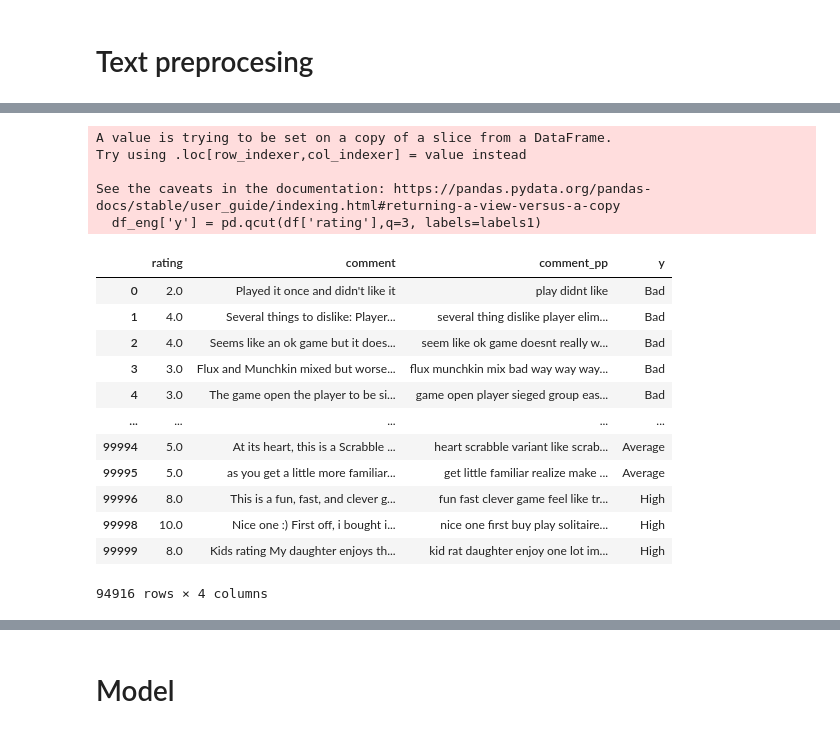
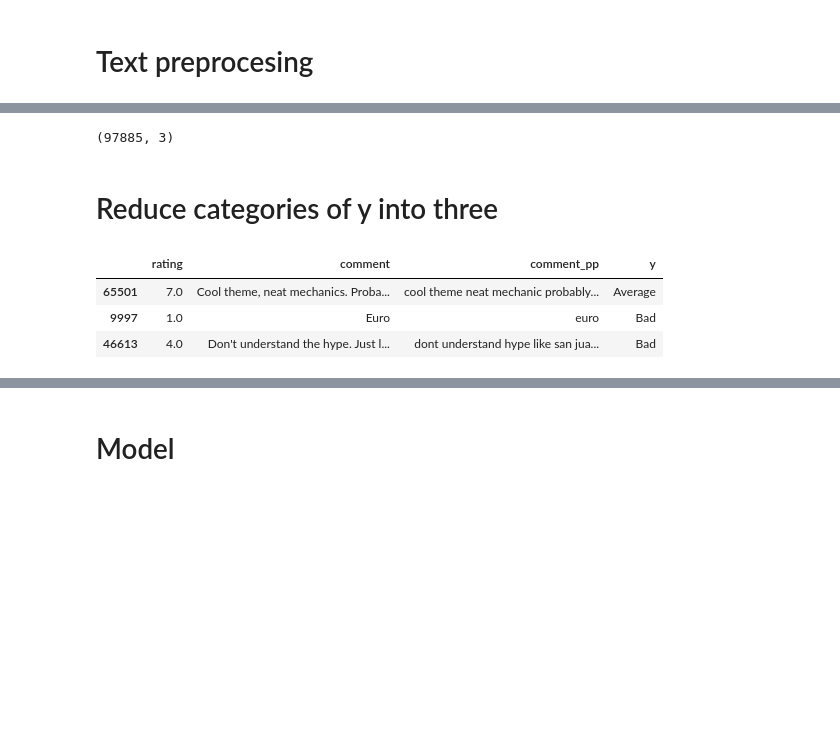
Before and after one commit to yiwen-h/bgg_reviews, a Jupyter notebook: notebooks/Bgg_JT.ipynb, the cells around one changed output, grey strips where cells are left out. Drawn from its saved outputs; the diff is of its cells as text; code cells hidden in the pictures; blank space fills up the shorter version.

```diff
--- a/notebooks/Bgg_JT.ipynb
+++ b/notebooks/Bgg_JT.ipynb
@@ -87,32 +118,26 @@ Name: rating, dtype: int64
 # %% [markdown]
 # Text preprocesing
-# %%
-# remove chars
-
-def remove_punctuations(text):
-    for punctuation in string.punctuation:
-        text = text.replace(punctuation, '')
-    return text
-
-# Apply to the DF series
-df['comment_pp'] = df['comment'].apply(remove_punctuations)
 # %%
+# function to process text
 stop_words = set(stopwords.words("english"))
 lemmatizer = WordNetLemmatizer()
 
 def clean_text(text):
-    text = text.lower()
-    text = text.rstrip()
-    text = text.lstrip()
-    text = [lemmatizer.lemmatize(token) for token in text.split(" ")]
+    text = text.lower() # change to lower case
+    text = text.rstrip() # remove right white space
+    text = text.lstrip() # remove left white space
+    text = text.translate(str.maketrans('', '', string.punctuation)) # remove puncutation
+    text = text.translate(str.maketrans('', '', digits)) # remove numbers
+    text = (text.encode('ascii', errors='ignore')).decode() # remove non english characters
+    text = [lemmatizer.lemmatize(token) for token in text.split(" ")] # split sentence into tokens and lemmatize
     lemmatized = [lemmatizer.lemmatize(word, pos = 'n') for word in text] # Lemmatize
     lemmatized = [lemmatizer.lemmatize(word, pos = 'v') for word in lemmatized] # Lemmatize
     lemmatized = [lemmatizer.lemmatize(word, pos = 'a') for word in lemmatized] # Lemmatize
     lemmatized = [lemmatizer.lemmatize(word, pos = 'r') for word in lemmatized] # Lemmatize
-    words_only = [word for word in lemmatized if word.isalpha()]
-    text = [word for word in words_only if not word in stop_words]
-    text = " ".join(text)
+    words_only = [word for word in lemmatized if word.isalpha()] # remove non alpha chars, incl. punctuation
+    text = [word for word in words_only if not word in stop_words] # remove stop words
+    text = " ".join(text) # join words back into a sentence
     return text
 # %%
-df['comment_pp'] = df['comment_pp'].apply(lambda x: clean_text(x))
+df['comment_pp'] = df['comment'].apply(lambda x: clean_text(x))
 # %%
@@ -160,26 +150,17 @@ df_eng
+# %%
+df.shape
+# %% [output]
+(97885, 3)
+# %% [markdown]
+# Reduce categories of y into three
 # %%
 labels1 = ['Bad','Average','High']
-df_eng['y'] = pd.qcut(df['rating'],q=3, labels=labels1)
+df['y'] = pd.qcut(df['rating'],q=3, labels=labels1)
-# %% [output]
-A value is trying to be set on a copy of a slice from a DataFrame.
-Try using .loc[row_indexer,col_indexer] = value instead
-
-See the caveats in the documentation: https://pandas.pydata.org/pandas-docs/stable/user_guide/indexing.html#returning-a-view-versus-a-copy
-  df_eng['y'] = pd.qcut(df['rating'],q=3, labels=labels1)
 # %%
-df_eng
+df.sample(3)
 # %% [output]
 |  | rating | comment | comment_pp | y |
-| 0 | 2.0 | Played it once and didn't like it | play didnt like | Bad |
-| 1 | 4.0 | Several things to dislike: Player... | several thing dislike player elim... | Bad |
-| 2 | 4.0 | Seems like an ok game but it does... | seem like ok game doesnt really w... | Bad |
-| 3 | 3.0 | Flux and Munchkin mixed but worse... | flux munchkin mix bad way way way... | Bad |
-| 4 | 3.0 | The game open the player to be si... | game open player sieged group eas... | Bad |
-| ... | ... | ... | ... | ... |
-| 99994 | 5.0 | At its heart, this is a Scrabble ... | heart scrabble variant like scrab... | Average |
-| 99995 | 5.0 | as you get a little more familiar... | get little familiar realize make ... | Average |
-| 99996 | 8.0 | This is a fun, fast, and clever g... | fun fast clever game feel like tr... | High |
-| 99998 | 10.0 | Nice one :) First off, i bought i... | nice one first buy play solitaire... | High |
-| 99999 | 8.0 | Kids rating My daughter enjoys th... | kid rat daughter enjoy one lot im... | High |
+| 65501 | 7.0 | Cool theme, neat mechanics. Proba... | cool theme neat mechanic probably... | Average |
+| 9997 | 1.0 | Euro | euro | Bad |
+| 46613 | 4.0 | Don't understand the hype. Just l... | dont understand hype like san jua... | Bad |
-94916 rows × 4 columns
 # %%
```
Also changed, not shown: parts of 50 cells of this notebook, 1 other file.
